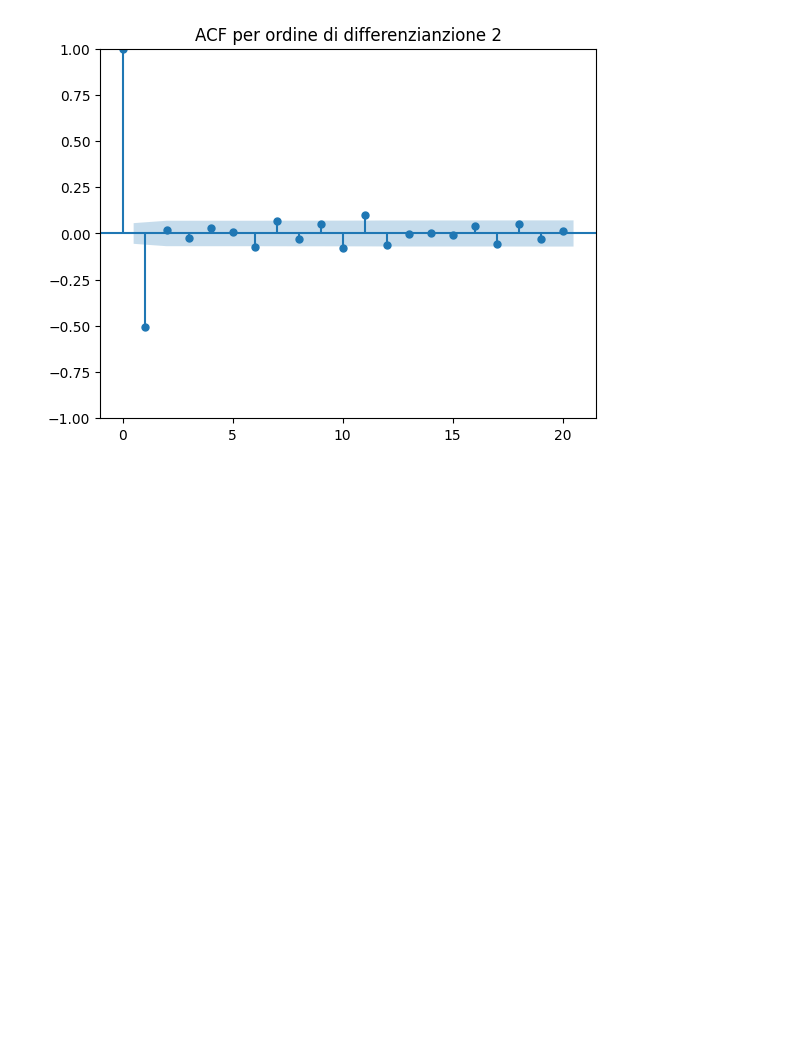
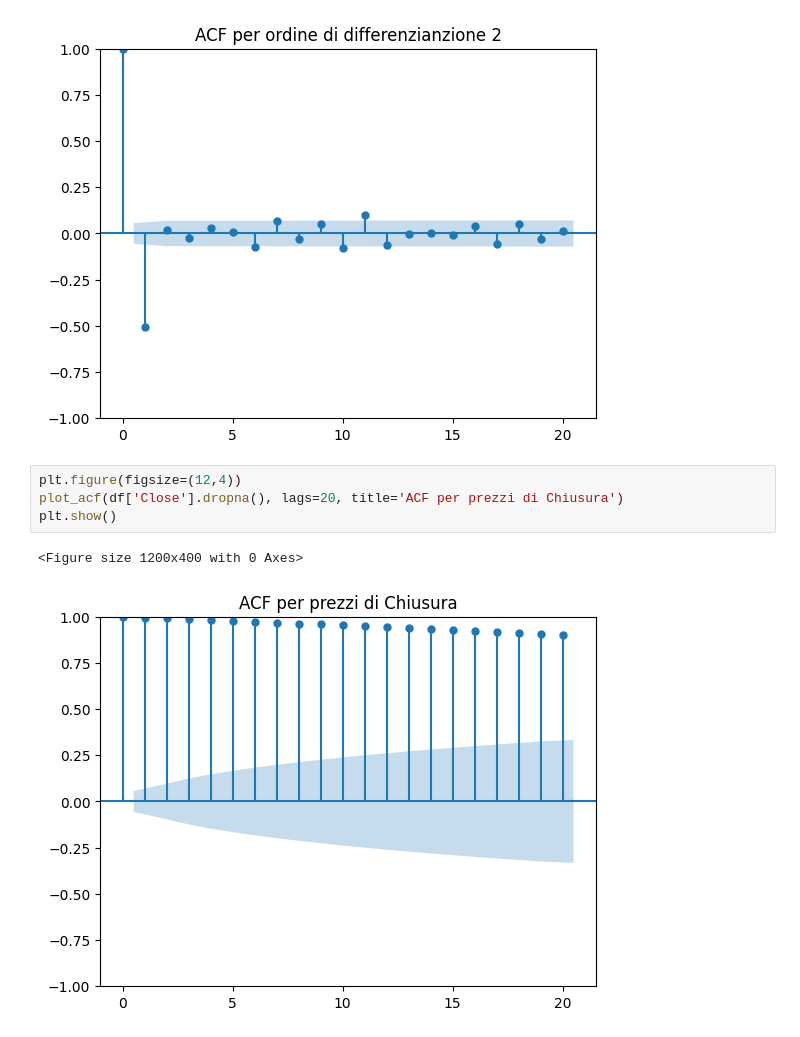
Before and after one commit to cabersdev/ARIMAXModel, a Jupyter notebook: notebooks/test_stationarity.ipynb, the cells around one changed output. Cells and saved outputs as stored; diff of their text form; blank space fills up the shorter version.

```diff
--- a/notebooks/test_stationarity.ipynb
+++ b/notebooks/test_stationarity.ipynb
@@ -140,3 +140,10 @@ plt.show()
 # %% [output]
 <Figure size 1200x400 with 0 Axes>
 [figure]
+# %%
+plt.figure(figsize=(12,4))
+plot_acf(df['Close'].dropna(), lags=20, title='ACF per prezzi di Chiusura')
+plt.show()
+# %% [output]
+<Figure size 1200x400 with 0 Axes>
+[figure, added]
```
